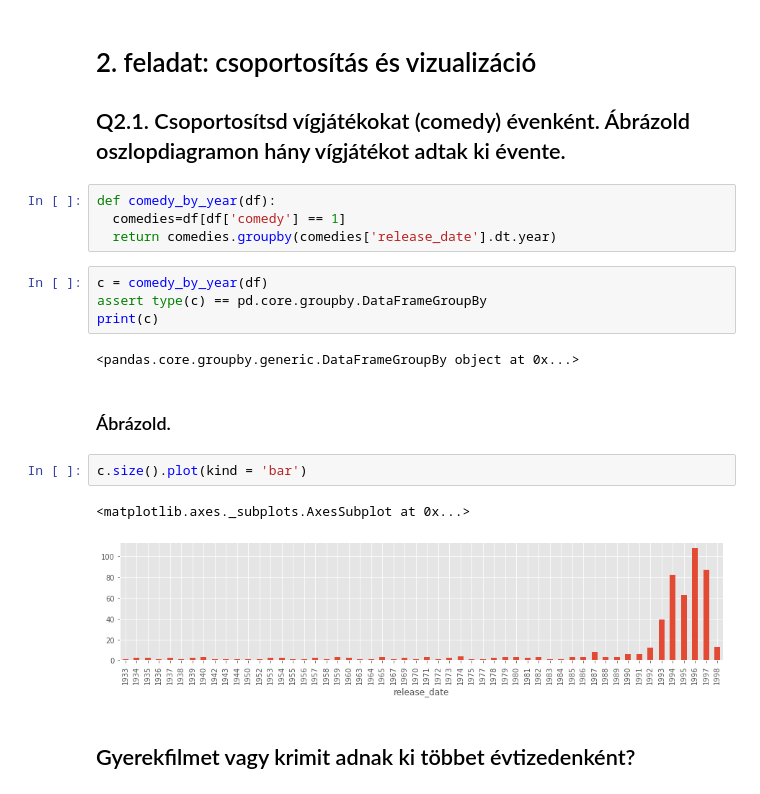
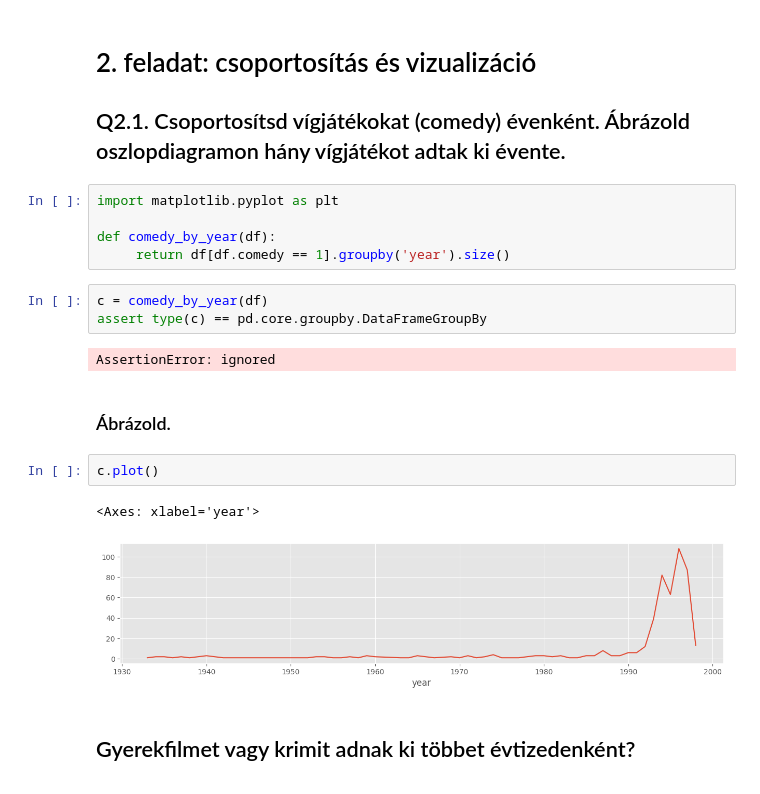
Before and after one commit to IK2023-info/ik2023-lab02-Bendzsike, a Jupyter notebook: 02_01_Pandas_bevezeto.ipynb, the cells around one changed output. Drawn from its saved outputs; the diff is of its cells as text.

```diff
--- a/02_01_Pandas_bevezeto.ipynb
+++ b/02_01_Pandas_bevezeto.ipynb
@@ -1049,22 +1030,22 @@ d.size().plot(kind='bar')
 
 ## Q2.1. Csoportosítsd vígjátékokat (comedy) évenként. Ábrázold oszlopdiagramon hány vígjátékot adtak ki évente.
 # %%
+import matplotlib.pyplot as plt
+
 def comedy_by_year(df):
-  comedies=df[df['comedy'] == 1]
-  return comedies.groupby(comedies['release_date'].dt.year)
+     return df[df.comedy == 1].groupby('year').size()
 # %%
 c = comedy_by_year(df)
 assert type(c) == pd.core.groupby.DataFrameGroupBy
-print(c)
 # %% [output]
-<pandas.core.groupby.generic.DataFrameGroupBy object at 0x...>
+AssertionError: ignored
 # %% [markdown]
 ### Ábrázold.
 # %%
-c.size().plot(kind = 'bar')
+c.plot()
 # %% [output]
-<matplotlib.axes._subplots.AxesSubplot at 0x...>
+<Axes: xlabel='year'>
-[figure, old version]
+[figure, new version]
 # %% [markdown]
 ## Gyerekfilmet vagy krimit adnak ki többet évtizedenként?
 # %%
```
Also changed, not shown: parts of 39 cells of this notebook.
